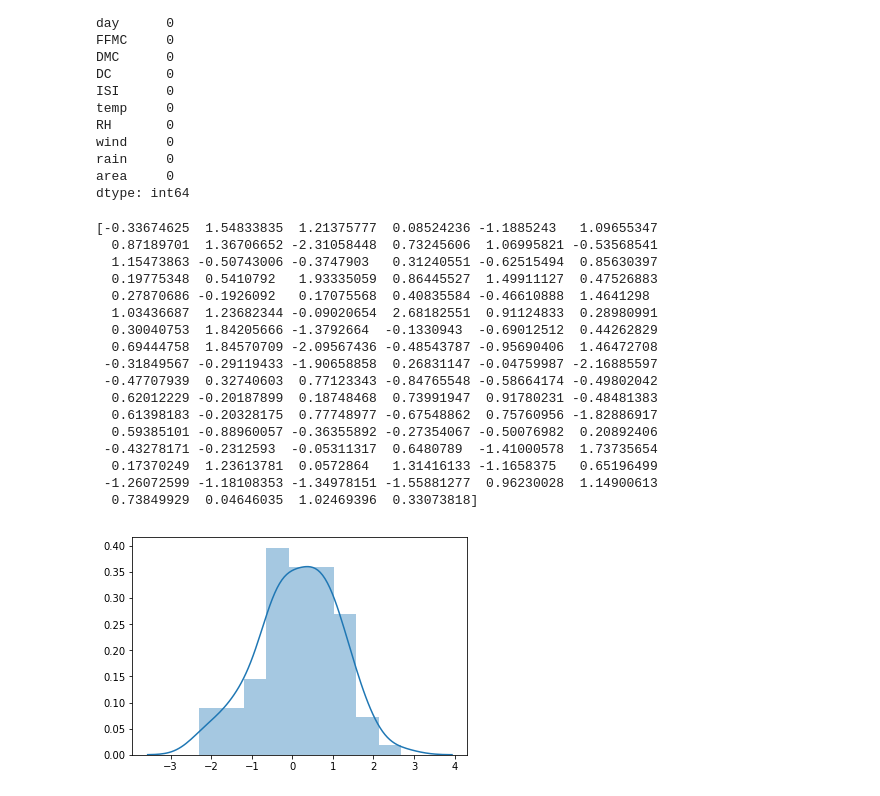
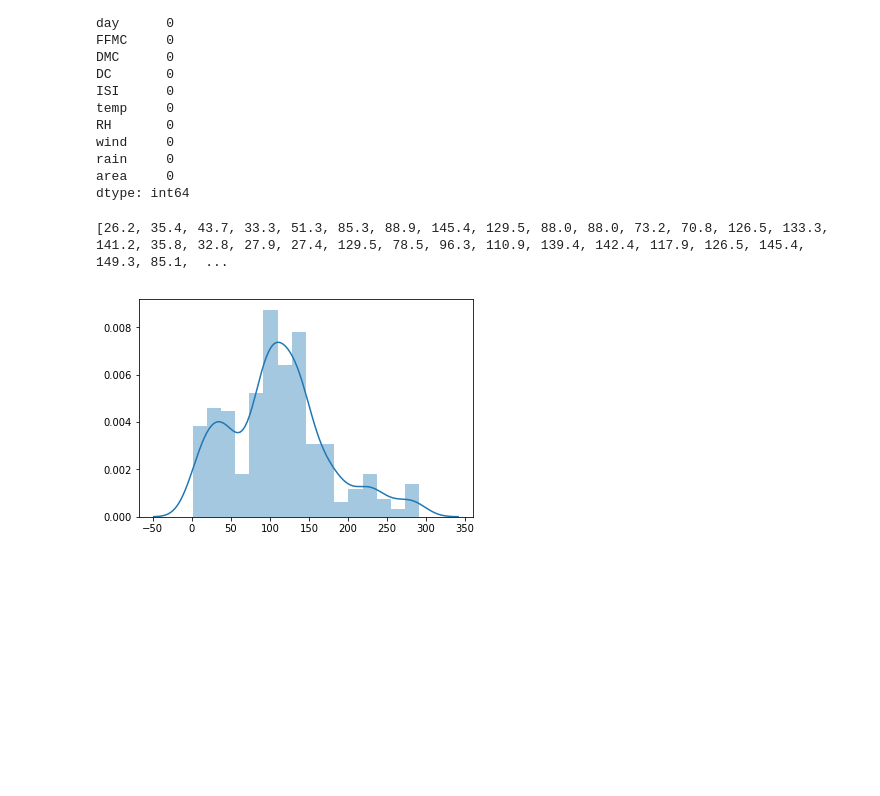
Before and after one commit to kaushal-py/data-mining, a Jupyter notebook: forest_visualization_a.ipynb, the cells around one changed output. Cells and saved outputs as stored; diff of their text form; code cells hidden in the pictures; blank space fills up the shorter version.

```diff
--- a/forest_visualization_a.ipynb
+++ b/forest_visualization_a.ipynb
@@ -40,24 +40,8 @@ area     0
 dtype: int64
 # %%
 x = np.random.normal(size=100)
-print(x)
-sns.distplot(x);
+print(df['DMC'].tolist())
+sns.distplot(df['DMC'].tolist());
 # %% [output]
-[-0.33674625  1.54833835  1.21375777  0.08524236 -1.1885243   1.09655347
-  0.87189701  1.36706652 -2.31058448  0.73245606  1.06995821 -0.53568541
-  1.15473863 -0.50743006 -0.3747903   0.31240551 -0.62515494  0.85630397
-  0.19775348  0.5410792   1.93335059  0.86445527  1.49911127  0.47526883
-  0.27870686 -0.1926092   0.17075568  0.40835584 -0.46610888  1.4641298
-  1.03436687  1.23682344 -0.09020654  2.68182551  0.91124833  0.28980991
-  0.30040753  1.84205666 -1.3792664  -0.1330943  -0.69012512  0.44262829
-  0.69444758  1.84570709 -2.09567436 -0.48543787 -0.95690406  1.46472708
- -0.31849567 -0.29119433 -1.90658858  0.26831147 -0.04759987 -2.16885597
- -0.47707939  0.32740603  0.77123343 -0.84765548 -0.58664174 -0.49802042
-  0.62012229 -0.20187899  0.18748468  0.73991947  0.91780231 -0.48481383
-  0.61398183 -0.20328175  0.77748977 -0.67548862  0.75760956 -1.82886917
-  0.59385101 -0.88960057 -0.36355892 -0.27354067 -0.50076982  0.20892406
- -0.43278171 -0.2312593  -0.05311317  0.6480789  -1.41000578  1.73735654
-  0.17370249  1.23613781  0.0572864   1.31416133 -1.1658375   0.65196499
- -1.26072599 -1.18108353 -1.34978151 -1.55881277  0.96230028  1.14900613
-  0.73849929  0.04646035  1.02469396  0.33073818]
+[26.2, 35.4, 43.7, 33.3, 51.3, 85.3, 88.9, 145.4, 129.5, 88.0, 88.0, 73.2, 70.8, 126.5, 133.3, 141.2, 35.8, 32.8, 27.9, 27.4, 129.5, 78.5, 96.3, 110.9, 139.4, 142.4, 117.9, 126.5, 145.4, 149.3, 85.1,  ...
-[figure, old version]
+[figure, new version]
```
Also changed, not shown: parts of 12 cells of this notebook.
